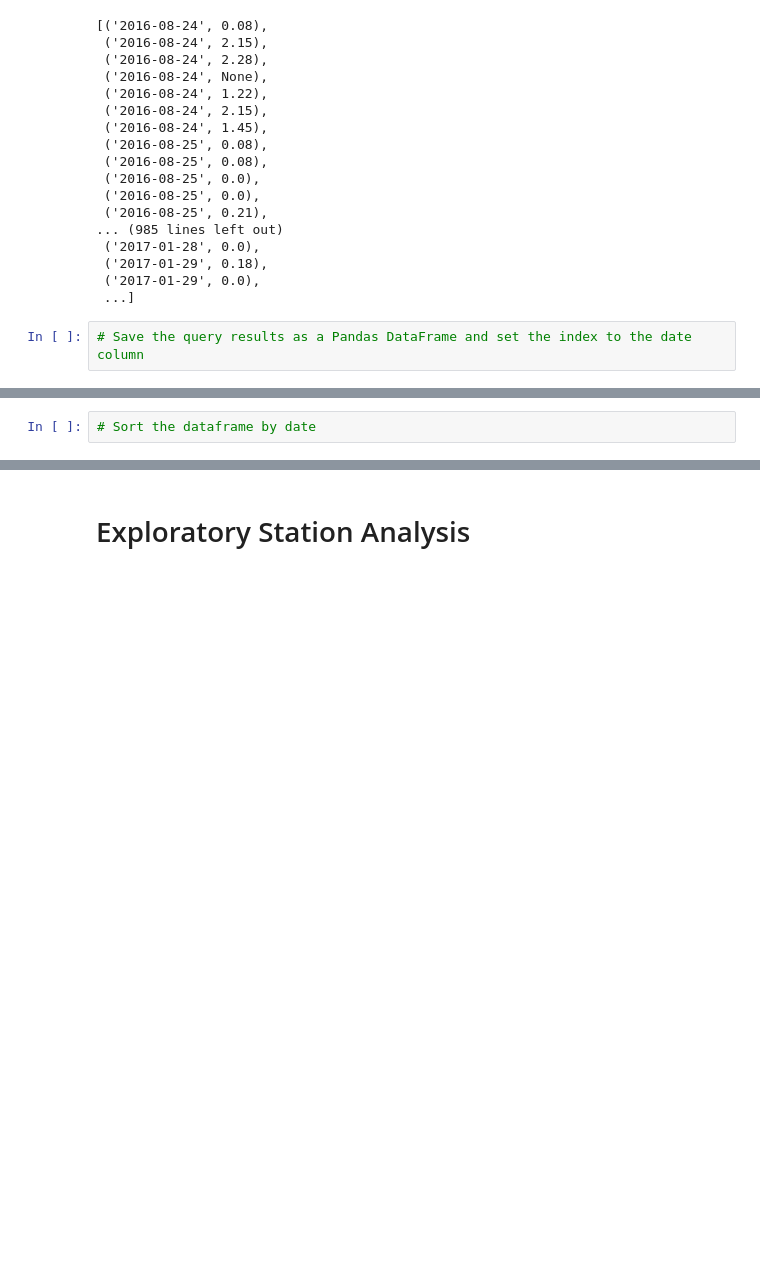
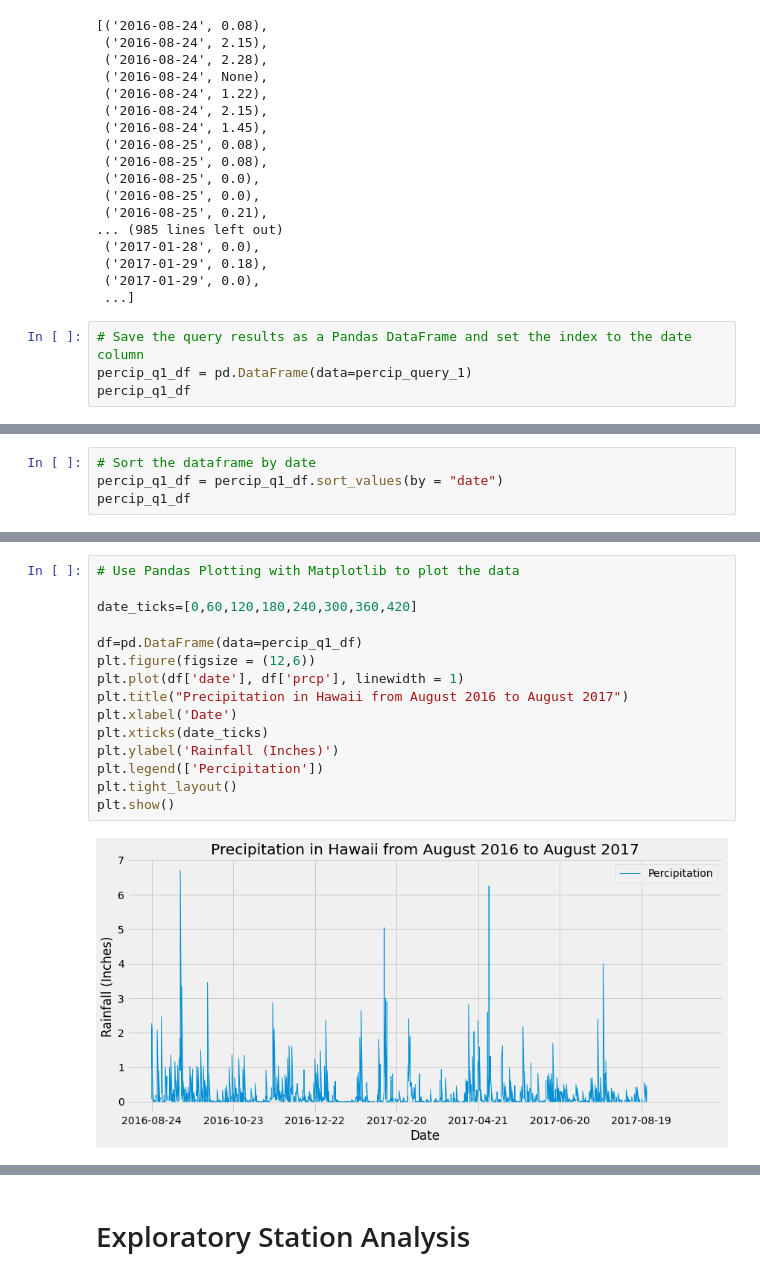
Before and after one commit to kenjyeh/sqlalchemy-challenge, a Jupyter notebook: climate.ipynb, the cells around one changed output, grey strips where cells are left out. Drawn from its saved outputs; the diff is of its cells as text; blank space fills up the shorter version.

Commit message:
added percipitation plot and summary stats

```diff
--- a/climate.ipynb
+++ b/climate.ipynb
@@ -79,3 +79,5 @@ percip_query_1
  ...]
 # %%
 # Save the query results as a Pandas DataFrame and set the index to the date column
+percip_q1_df = pd.DataFrame(data=percip_query_1)
+percip_q1_df
@@ -82,2 +98,4 @@ percip_query_1
 # %%
 # Sort the dataframe by date
+percip_q1_df = percip_q1_df.sort_values(by = "date")
+percip_q1_df
@@ -84 +116,18 @@ percip_query_1
+# %%
+# Use Pandas Plotting with Matplotlib to plot the data
+
+date_ticks=[0,60,120,180,240,300,360,420]
+
+df=pd.DataFrame(data=percip_q1_df)
+plt.figure(figsize = (12,6))
+plt.plot(df['date'], df['prcp'], linewidth = 1)
+plt.title("Precipitation in Hawaii from August 2016 to August 2017")
+plt.xlabel('Date')
+plt.xticks(date_ticks)
+plt.ylabel('Rainfall (Inches)')
+plt.legend(['Percipitation'])
+plt.tight_layout()
+plt.show()
+# %% [output]
+[figure, added]
 # %%
```
Also changed, not shown: parts of 4 cells of this notebook.
